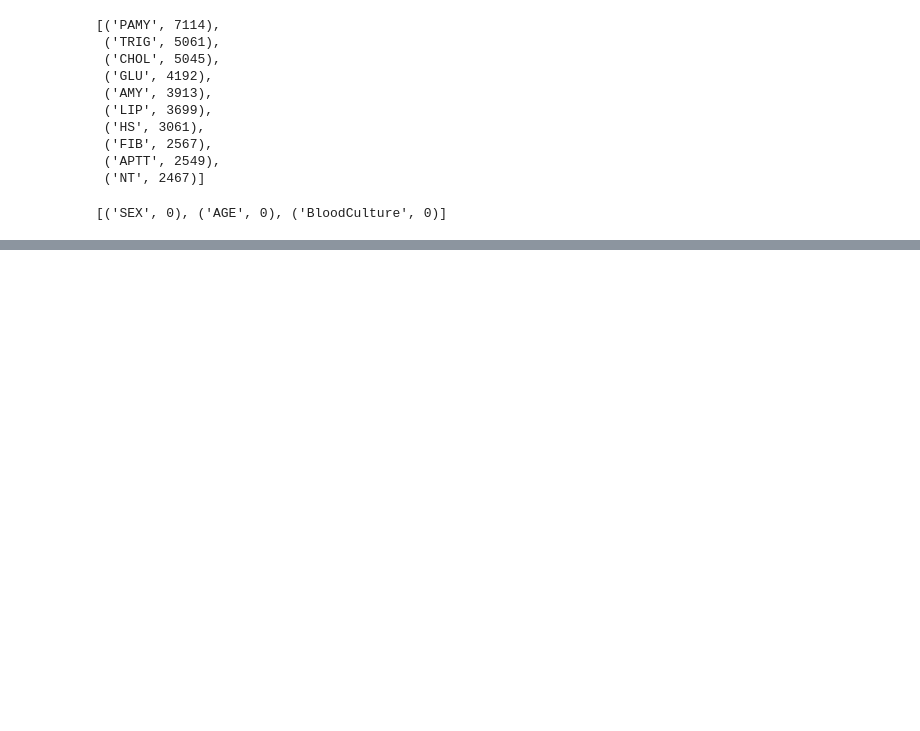
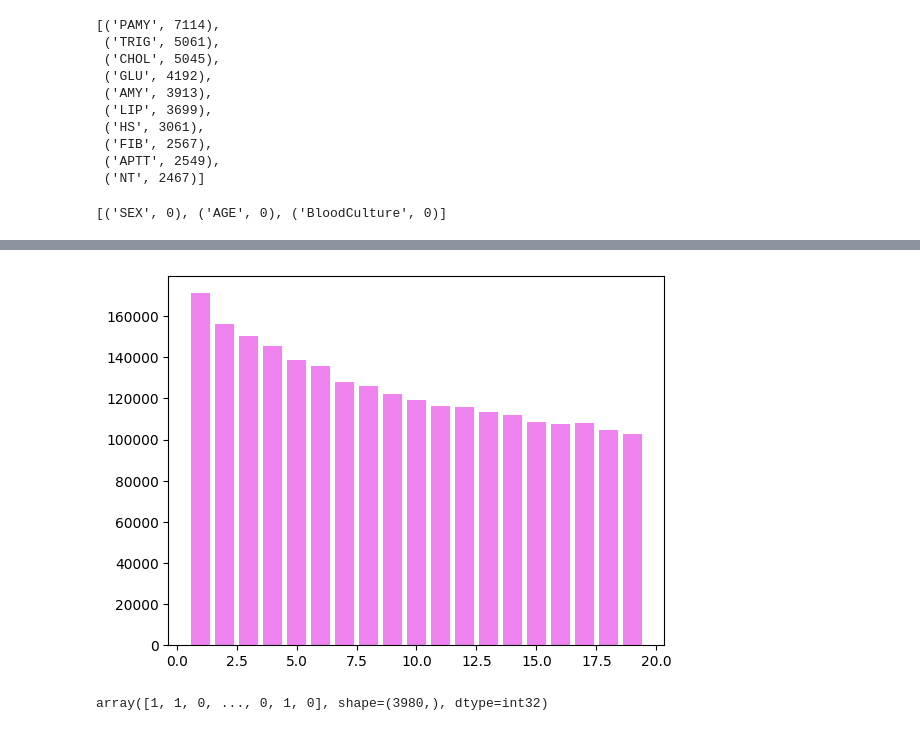
Before and after one commit to ZukoTom/descritpive-analysis-bacteremia, a Jupyter notebook: Untitled.ipynb, the cells around one changed output, grey strips where cells are left out. Saved outputs shown, nothing was run; the diff lists cells and outputs as text; code cells hidden in the pictures; blank space fills up the shorter version.

```diff
--- a/Untitled.ipynb
+++ b/Untitled.ipynb
@@ -182,13 +354,20 @@ plt.bar(range(1,20), array, color='violet');
 # %%
 from sklearn.cluster import KMeans
 
 array = []
+
 for i in range(1,20):
-    kmeans_i = KMeans(n_clusters=i, n_init=1, init='random').fit(scaled_data.T)
+    kmeans_i = KMeans(n_clusters=i, n_init=3, init='k-means++').fit(scaled_data)# random_state=42)
     inertie = kmeans_i.inertia_
     array.append(inertie)
 plt.bar(range(1,20), array, color='violet');
+# %% [output]
+[figure, added]
 # %%
+# le nombre de 2 groupes est cohérent avec notre connaissance des données : il y a des patients malades, d'autres non
 kmeans = KMeans(n_clusters=2, n_init=1, init='k-means++').fit(scaled_data)
 pred = kmeans.predict(scaled_data)
+pred
+# %% [output]
+array([1, 1, 0, ..., 0, 1, 0], shape=(3980,), dtype=int32)
 # %%
```
Also changed, not shown: parts of 43 cells of this notebook.
